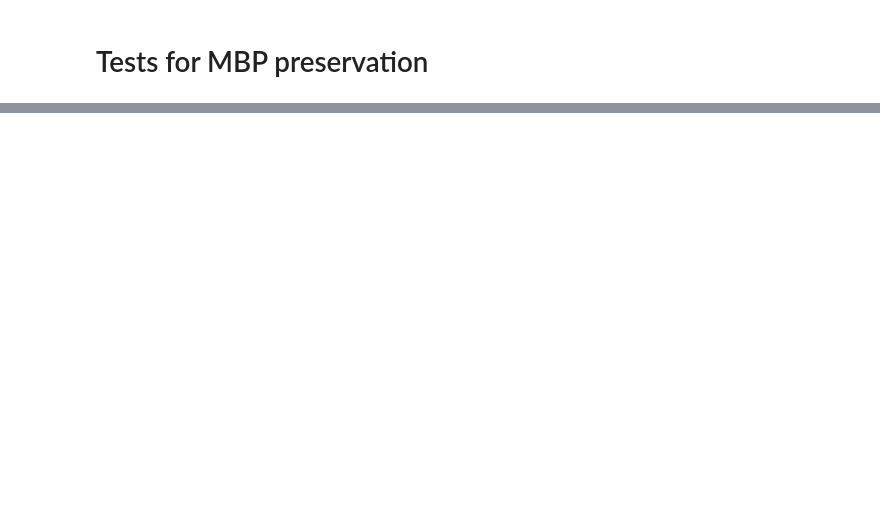
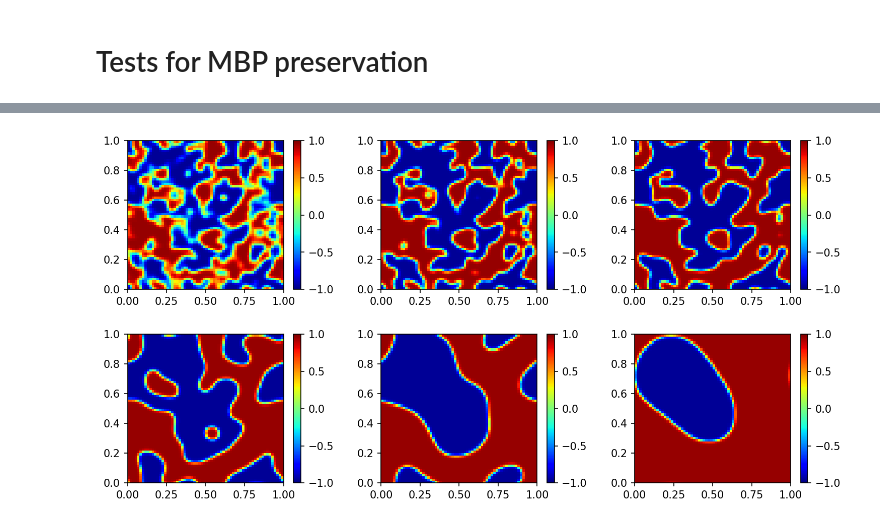
Before and after one commit to HaifengWang1031/integrating-factor-Runge-Kutta-methods, a Jupyter notebook: Code/Expriments.ipynb, the cells around one changed output, grey strips where cells are left out. Drawn from its saved outputs; the diff is of its cells as text; code cells hidden in the pictures; blank space fills up the shorter version.

```diff
--- a/Code/Expriments.ipynb
+++ b/Code/Expriments.ipynb
@@ -254,0 +258,27 @@ axins.set_ylim([0.92,0.96])
+# %%
+eps = 0.01
+t_period = 310
+time_step = 0.08
+s_domain = (0,0,1,1)
+N = 64
+discrete_num = (N,N)
+
+initial_condition = np.random.uniform(-0.8,0.8,(N+1,N+1))
+boundary_condition = "periodic"
+potential = "flory_huggins"
+# %%
+solver_rk4 = Allen_Cahn_Solver_2D(eps,t_period,s_domain,time_step,discrete_num,initial_condition,boundary_condition,potential,step_method="IFRK4")
+solver_rk4.solve()
+# %%
+fig = plt.figure(figsize=(12,6),dpi = 150)
+snapshot = [int(4/time_step),int(6/time_step),int(10/time_step),
+            int(30/time_step),int(100/time_step),int(300/time_step)]
+for i in range(6):
+    ax = plt.subplot(2,3,i+1)
+    img = ax.pcolor(solver_rk4.Xh,solver_rk4.Yh,solver_rk4.U[snapshot[i]].reshape(N,N),
+              cmap = "jet",vmax=1,vmin=-1)
+    plt.colorbar(img,ax = ax,orientation='vertical')
+
+plt.subplots_adjust(wspace=0.3,hspace=0.3)
+# %% [output]
+[figure, added]
```
Also changed, not shown: parts of 18 cells of this notebook, 1 other file.
